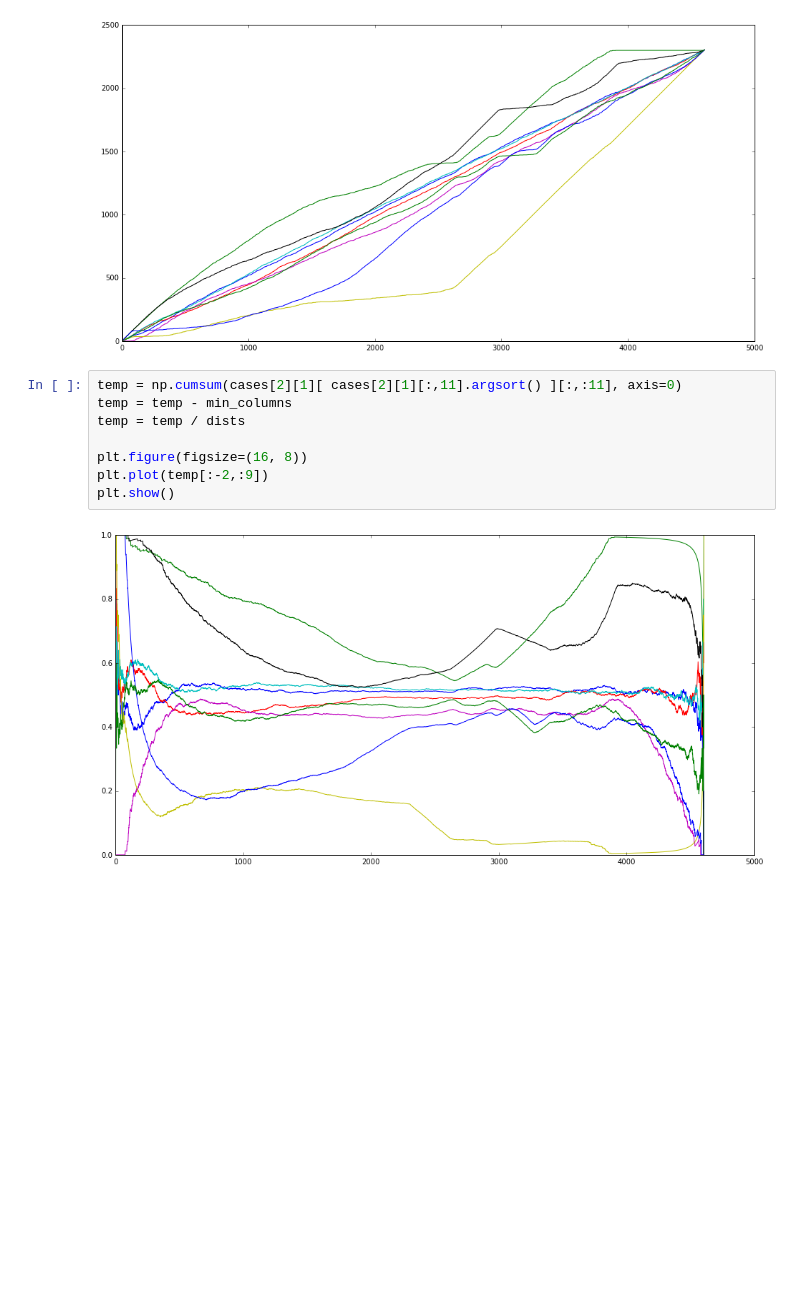
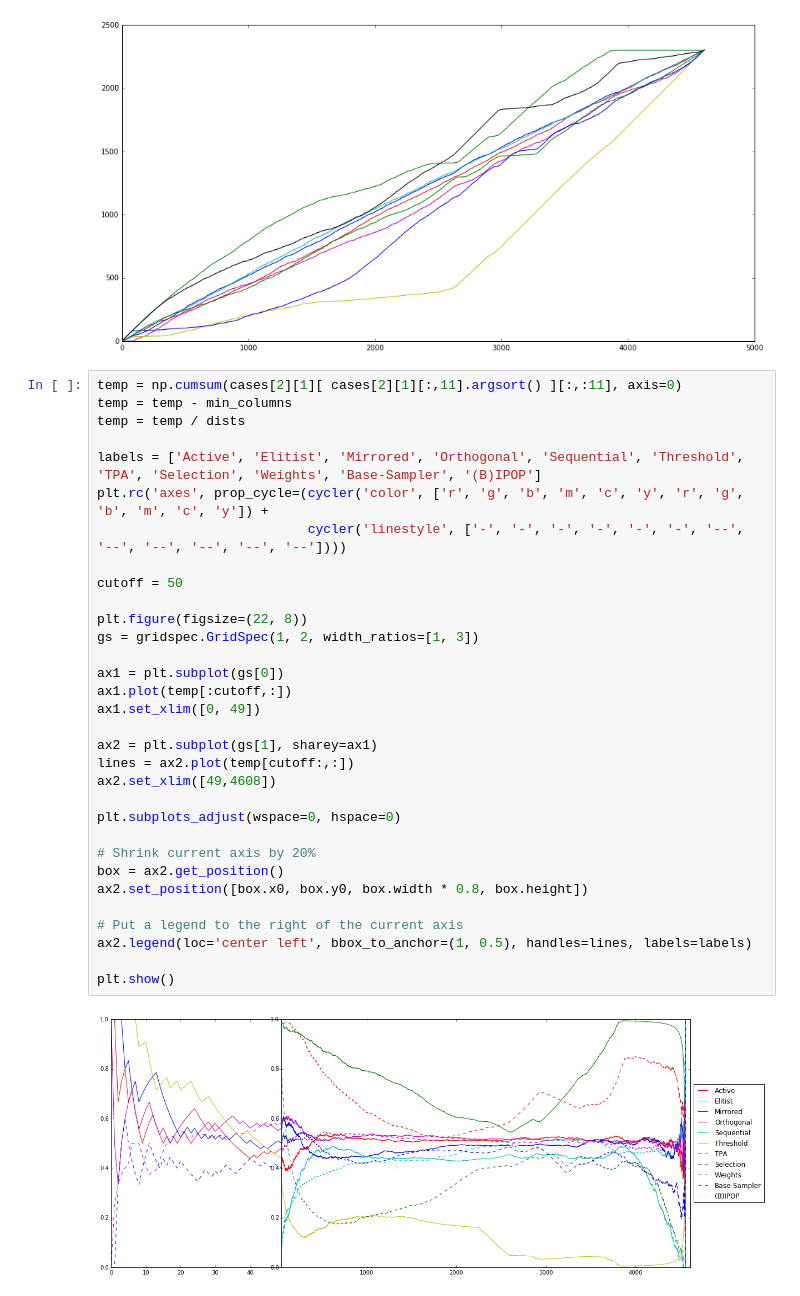
Before and after one commit to sjvrijn/ModEA, a Jupyter notebook: module_analysis.ipynb, the cells around one changed output. Cells and saved outputs as stored; diff of their text form; blank space fills up the shorter version.

Commit message:
Added more plotting!

```diff
--- a/module_analysis.ipynb
+++ b/module_analysis.ipynb
@@ -46,13 +59,37 @@ plt.plot(np.cumsum(cases[2][1][cases[2][1][:,11].argsort()][:,:9], axis=0))
 plt.show()
 # %% [output]
 [figure]
-# %%
-temp = np.cumsum(cases[2][1][ cases[2][1][:,11].argsort() ][:,:11], axis=0)
-temp = temp - min_columns
-temp = temp / dists
-
-plt.figure(figsize=(16, 8))
-plt.plot(temp[:-2,:9])
-plt.show()
-# %% [output]
-[figure, removed]
+# %%
+temp = np.cumsum(cases[2][1][ cases[2][1][:,11].argsort() ][:,:11], axis=0)
+temp = temp - min_columns
+temp = temp / dists
+
+labels = ['Active', 'Elitist', 'Mirrored', 'Orthogonal', 'Sequential', 'Threshold', 'TPA', 'Selection', 'Weights', 'Base-Sampler', '(B)IPOP']
+plt.rc('axes', prop_cycle=(cycler('color', ['r', 'g', 'b', 'm', 'c', 'y', 'r', 'g', 'b', 'm', 'c', 'y']) +
+                           cycler('linestyle', ['-', '-', '-', '-', '-', '-', '--', '--', '--', '--', '--', '--'])))
+
+cutoff = 50
+
+plt.figure(figsize=(22, 8))
+gs = gridspec.GridSpec(1, 2, width_ratios=[1, 3])
+
+ax1 = plt.subplot(gs[0])
+ax1.plot(temp[:cutoff,:])
+ax1.set_xlim([0, 49])
+
+ax2 = plt.subplot(gs[1], sharey=ax1)
+lines = ax2.plot(temp[cutoff:,:])
+ax2.set_xlim([49,4608])
+
+plt.subplots_adjust(wspace=0, hspace=0)
+
+# Shrink current axis by 20%
+box = ax2.get_position()
+ax2.set_position([box.x0, box.y0, box.width * 0.8, box.height])
+
+# Put a legend to the right of the current axis
+ax2.legend(loc='center left', bbox_to_anchor=(1, 0.5), handles=lines, labels=labels)
+
+plt.show()
+# %% [output]
+[figure, added]
```
Also changed, not shown: parts of 5 cells of this notebook.
